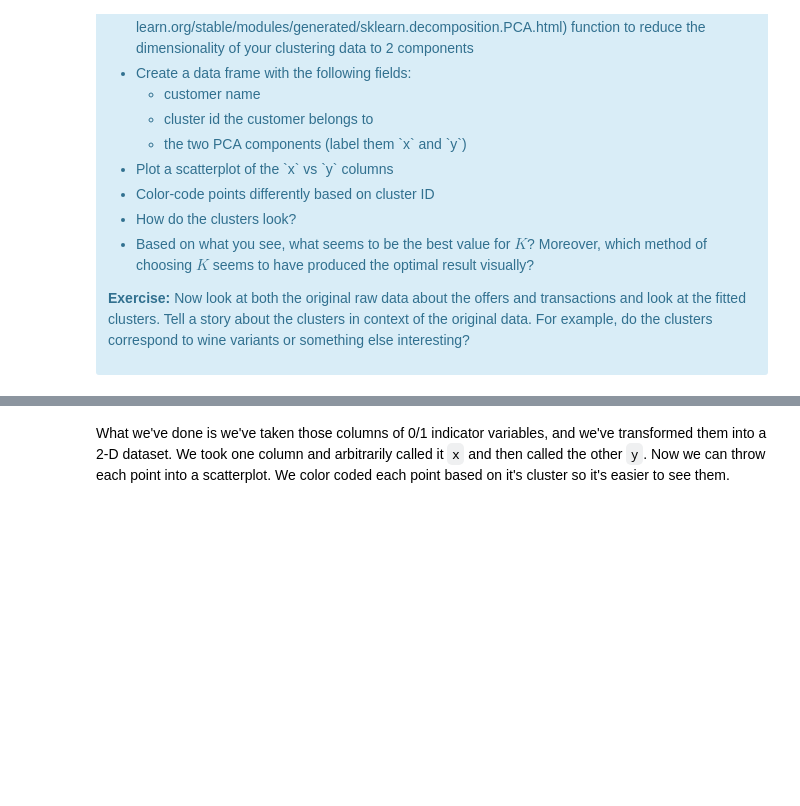
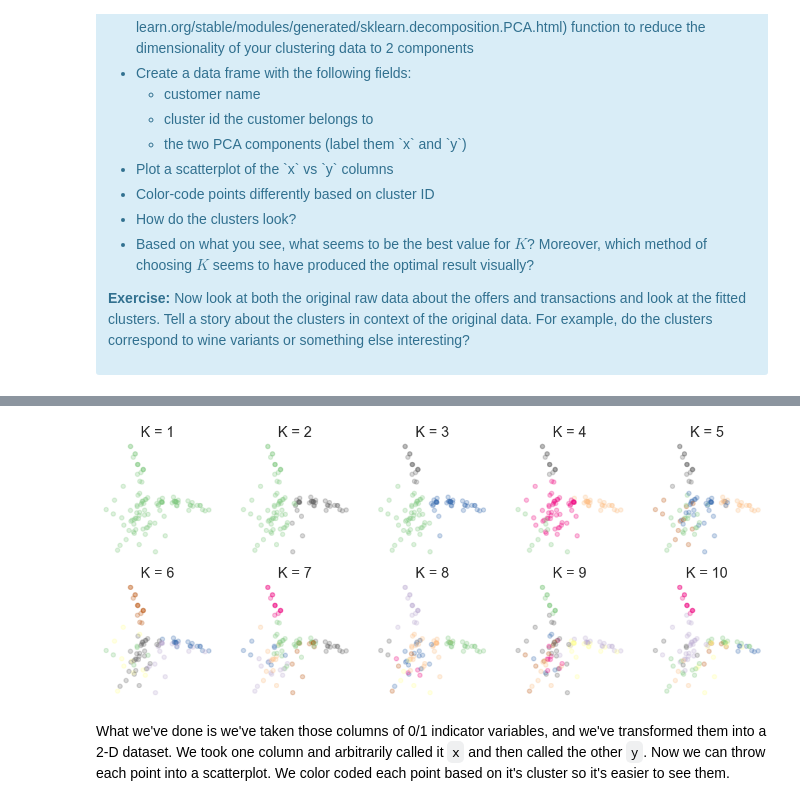
Before and after one commit to jeffkoskulics/Springboard, a Jupyter notebook: CaseStudies/Clustering Case Study/Clustering Case Study - Customer Segmentation with K-Means - Tier 3 (1).ipynb, the cells around one changed output, grey strips where cells are left out. Drawn from its saved outputs; the diff is of its cells as text; code cells hidden in the pictures; blank space fills up the shorter version.

```diff
--- a/CaseStudies/Clustering Case Study/Clustering Case Study - Customer Segmentation with K-Means - Tier 3 (1).ipynb
+++ b/CaseStudies/Clustering Case Study/Clustering Case Study - Customer Segmentation with K-Means - Tier 3 (1).ipynb
@@ -200,3 +327,33 @@ This is only one use of PCA for dimension reduction. We can also use PCA when we
+# %%
+#your turn
+from sklearn.decomposition import PCA
+import numpy as np
+
+PCAmodel = PCA(2,random_state=1,svd_solver='full')
+PCAComponents = PCAmodel.fit_transform(df2)
+
+np.random.seed(42)
+
+df3 = df2.copy()
+df3['PCA1'] = list(PCAComponents[:,0] + 0.01 * np.random.rand(100))
+df3['PCA2'] = list(PCAComponents[:,1] + 0.01 * np.random.rand(100))
+
+plt.figure(figsize=(20,8))
+
+
+for i in range(1,11):
+    plt.subplot(2,5,i)
+    plt.axis('off')
+    KmeansModel = KMeans(i)
+    KmeansModel.fit(df2)
+    df3['K_' + str(i)] = KmeansModel.labels_
+    plt.scatter(df3.PCA1,df3.PCA2,cmap='Accent',c=KmeansModel.predict(df2),marker='.',s=200, alpha=0.25)
+    plt.grid(False)
+    plt.title('K = ' + str(i))
+
+plt.show()
+# %% [output]
+[figure, added]
 # %% [markdown]
 What we've done is we've taken those columns of 0/1 indicator variables, and we've transformed them into a 2-D dataset. We took one column and arbitrarily called it `x` and then called the other `y`. Now we can throw each point into a scatterplot. We color coded each point based on it's cluster so it's easier to see them.
 # %% [markdown]
```
Also changed, not shown: parts of 28 cells of this notebook.
